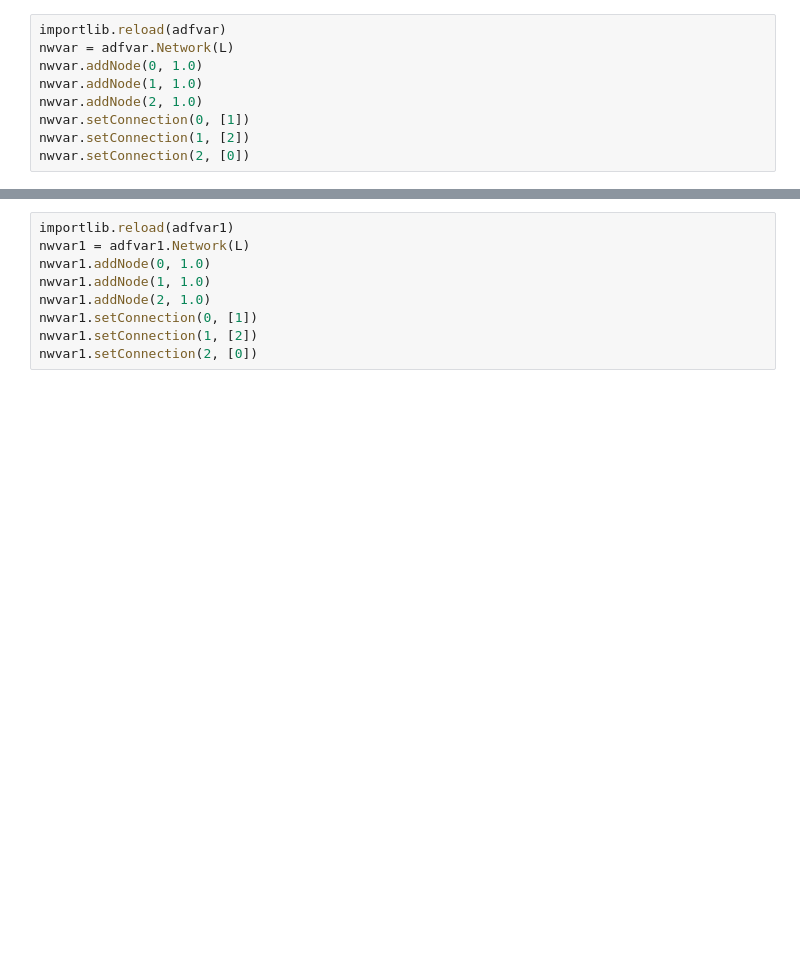
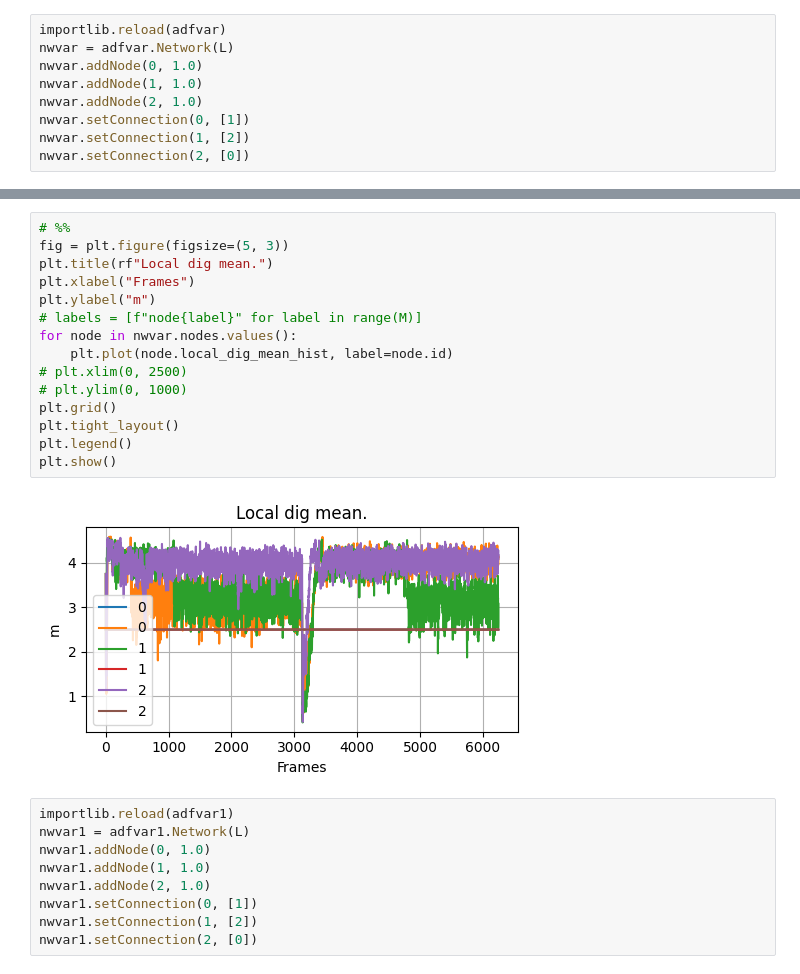
Before and after one commit to SOUNDS-RESEARCH/asilomar2023-adaptive-coding, a Jupyter notebook: src/codebook_scaling.ipynb, the cells around one changed output, grey strips where cells are left out. Drawn from its saved outputs; the diff is of its cells as text; blank space fills up the shorter version.

```diff
--- a/src/codebook_scaling.ipynb
+++ b/src/codebook_scaling.ipynb
@@ -317,3 +317,20 @@ plt.show()
+# %%
+# %%
+fig = plt.figure(figsize=(5, 3))
+plt.title(rf"Local dig mean.")
+plt.xlabel("Frames")
+plt.ylabel("m")
+# labels = [f"node{label}" for label in range(M)]
+for node in nwvar.nodes.values():
+    plt.plot(node.local_dig_mean_hist, label=node.id)
+# plt.xlim(0, 2500)
+# plt.ylim(0, 1000)
+plt.grid()
+plt.tight_layout()
+plt.legend()
+plt.show()
+# %% [output]
+[figure, added]
 # %%
 importlib.reload(adfvar1)
 nwvar1 = adfvar1.Network(L)
```
Also changed, not shown: parts of 8 cells of this notebook, 7 other files.
